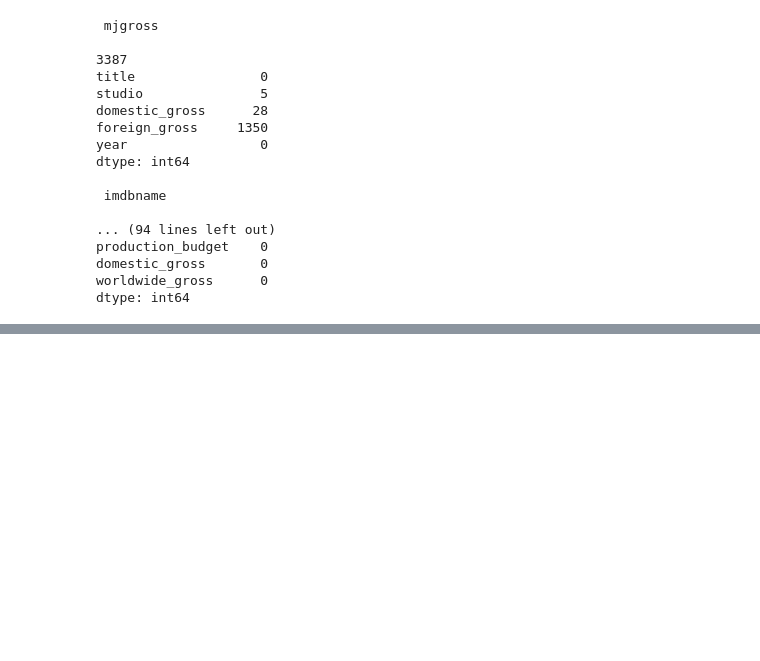
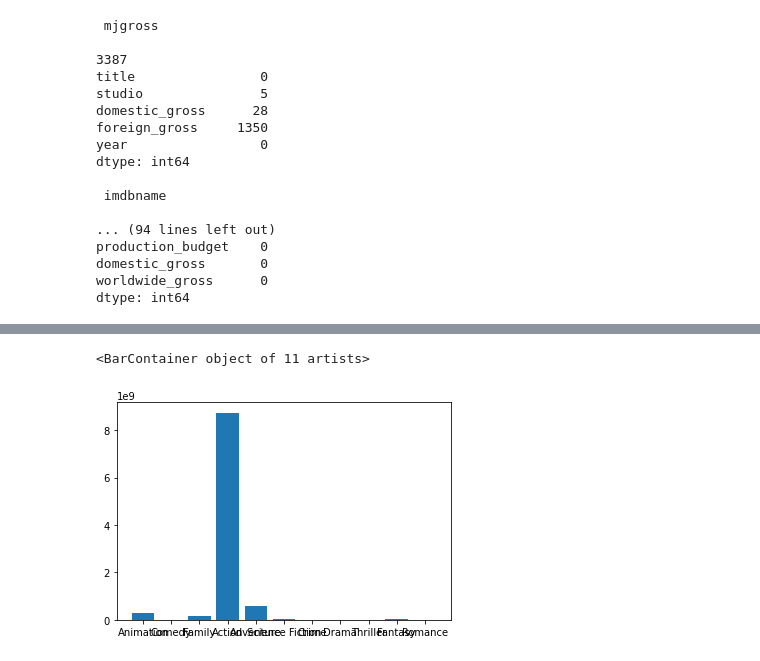
Before and after one commit to tcmcaleer/Microsoft_Movie_Studio, a Jupyter notebook: DBs.ipynb, the cells around one changed output, grey strips where cells are left out. Drawn from its saved outputs; the diff is of its cells as text; code cells hidden in the pictures; blank space fills up the shorter version.

```diff
--- a/DBs.ipynb
+++ b/DBs.ipynb
@@ -129,7 +100,7 @@ Name: domestic_gross, dtype: float64
 # %%
 #list of movies that made over $400 million
-top21 = ['Toy story',
- "Marvel's The Avengers",
+top21 = ['Toy Story',
+ 'The Avengers',
  'The Dark Knight Rises',
  'The Hunger Games',
  'Frozen',
@@ -194,8 +165,7 @@ genre21['budget'] = genre21['budget'].fillna(10)
 genre21['budget'] = genre21['budget'].apply(lambda x: int(str(x)[1:]))
 # %%
 # Found missing values using original source's website
-genre21.loc['Toy story', 'budget'] = 30000000
-genre21.loc["Marvel's The Avengers", 'budget'] = 225000000
+# genre21.loc['Toy Story', 'budget'] = 30000000
 genre21.loc['Star Wars: The Force Awakens', 'budget'] = 306000000
 genre21.loc['Star Wars: The Last Jedi', 'budget'] = 200000000
 # %%
@@ -229,4 +199,0 @@ for i in range(21):
-# %%
-# Add two new columns for ratings
-genre21['critic_ratings'] = critic_ratings
-genre21['audience_ratings'] = audience_ratings
@@ -254,0 +281,26 @@ genre21
+# %%
+genres = list(genre21.columns[:-6])
+genrevalue = {}
+for row in genre21.index:
+    genrecount = 0
+    for genre in genres:
+        if genre21.loc[row, genre]:
+            if genre not in genrevalue:
+                genrevalue[genre] = genre21.loc[row, 'domgross']
+                genrecount += 1
+            else:
+                genrevalue[genre] += genre21.loc[row, 'domgross']
+                genrecount += 1
+        try:
+            genrevalue[genre] = int(genrevalue[genre]) / genrecount
+        except:
+            continue
+genrevalue
+sortgenre = {k: v for k, v in sorted(genrevalue.items(), key=lambda item: item[1])}
+sortgenrenoaction = sortgenre
+del sortgenrenoaction['Action']
+# %%
+plt.bar(genrevalue.keys(), genrevalue.values())
+# %% [output]
+<BarContainer object of 11 artists>
+[figure, added]
```
Also changed, not shown: parts of 33 cells of this notebook, 4 other files.
